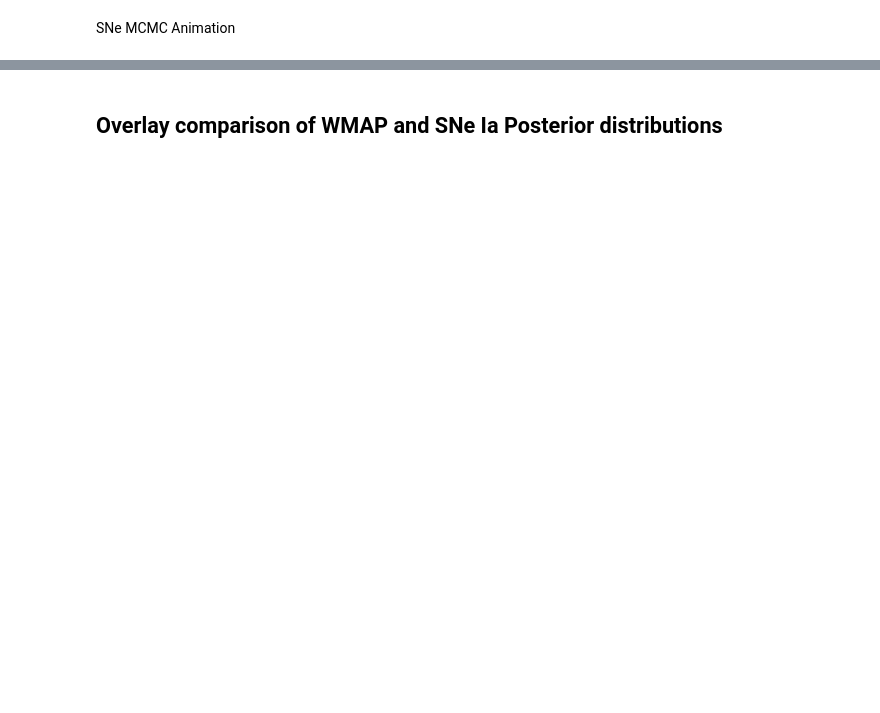
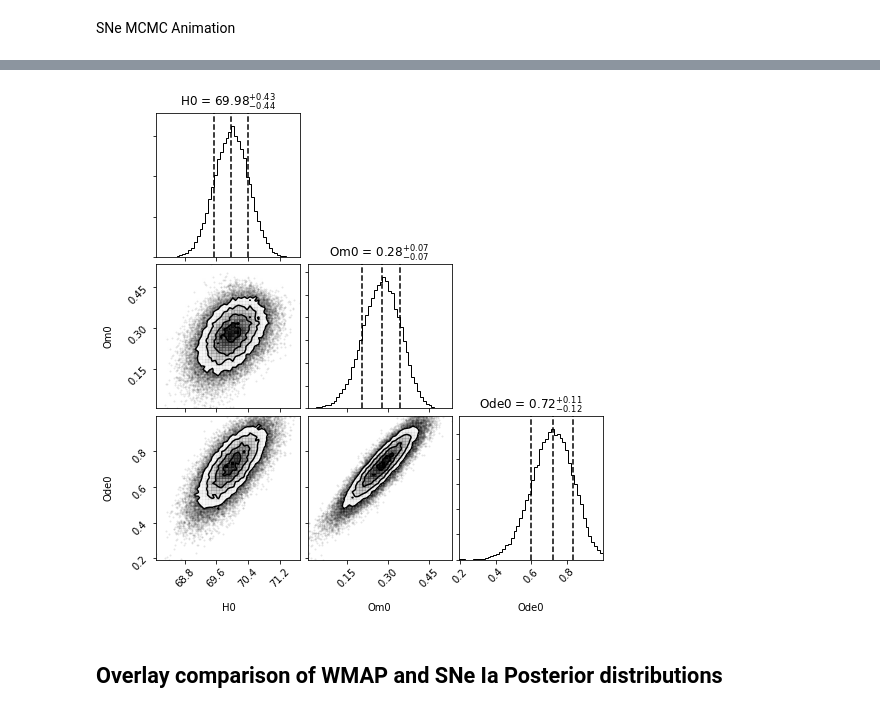
Before and after one commit to nlefrancois6/Phys-321-Project, a Jupyter notebook: Project_Main.ipynb, the cells around one changed output, grey strips where cells are left out. Drawn from its saved outputs; the diff is of its cells as text; code cells hidden in the pictures; blank space fills up the shorter version.

```diff
--- a/Project_Main.ipynb
+++ b/Project_Main.ipynb
@@ -400,0 +434,2 @@ def log_post_sn(theta, z, mu_data, mu_err):
+# %%
+sampler_SNe, flat_samples_SNe, burn_in_SNe, thin_SNe = run_mcmc(log_post_sn, args, ndim, nwalkers, initial_pos, backend_filename, do_burn_in=False, num_iter=50000, burn_in=burn_in_SNe,thin=thin_SNe)
@@ -411,3 +455,9 @@ NameError: name 'sampler_SNe' is not defined
+# %%
+#Corner plot
+labels = ["H0", "Om0", "Ode0"]
+fig = corner.corner(flat_samples_SNe, bins = 50, labels=labels, show_titles=True, quantiles=[0.16, 0.5, 0.84]);
+# %% [output]
+[figure, added]
 # %% [markdown]
 ## Overlay comparison of WMAP and SNe Ia Posterior distributions
 # %%
```
Also changed, not shown: parts of 6 cells of this notebook.
